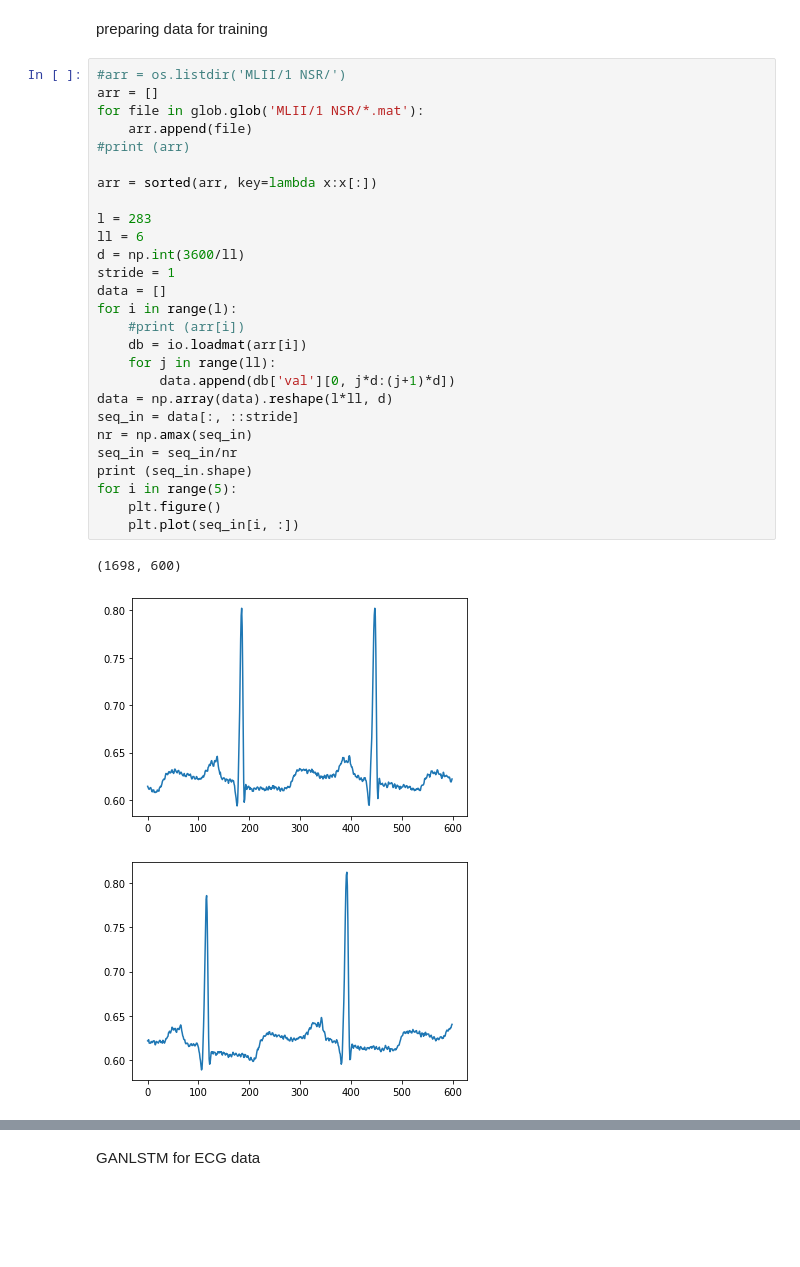
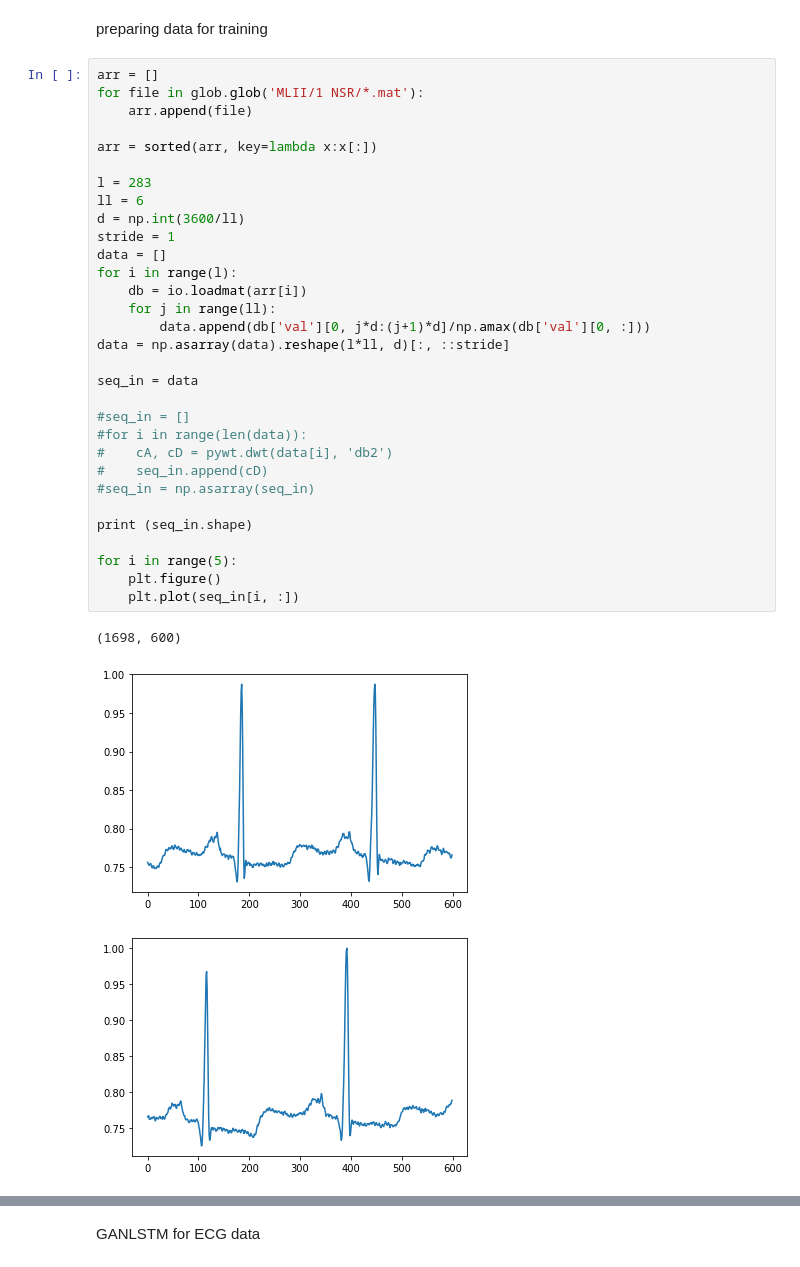
Before and after one commit to abbasloo/dnnHealth, a Jupyter notebook: LSTMGAN.ipynb, the cells around one changed output, grey strips where cells are left out. Saved outputs shown, nothing was run; the diff lists cells and outputs as text; blank space fills up the shorter version.

```diff
--- a/LSTMGAN.ipynb
+++ b/LSTMGAN.ipynb
@@ -12,33 +13,37 @@ import glob
 # %% [markdown]
 preparing data for training
 # %%
-#arr = os.listdir('MLII/1 NSR/')
 arr = []
 for file in glob.glob('MLII/1 NSR/*.mat'):
     arr.append(file)
-#print (arr)
 
 arr = sorted(arr, key=lambda x:x[:])
 
 l = 283
 ll = 6
 d = np.int(3600/ll)
 stride = 1
 data = []
 for i in range(l):
-    #print (arr[i])
     db = io.loadmat(arr[i])
     for j in range(ll):
-        data.append(db['val'][0, j*d:(j+1)*d])
-data = np.array(data).reshape(l*ll, d)
-seq_in = data[:, ::stride]
-nr = np.amax(seq_in)
-seq_in = seq_in/nr
+        data.append(db['val'][0, j*d:(j+1)*d]/np.amax(db['val'][0, :]))
+data = np.asarray(data).reshape(l*ll, d)[:, ::stride]
+
+seq_in = data
+
+#seq_in = []
+#for i in range(len(data)):
+#    cA, cD = pywt.dwt(data[i], 'db2')
+#    seq_in.append(cD)
+#seq_in = np.asarray(seq_in)
+
 print (seq_in.shape)
+
 for i in range(5):
     plt.figure()
     plt.plot(seq_in[i, :])
 # %% [output]
 (1698, 600)
-[figure, old version]
+[figure, new version]
-[figure, old version]
+[figure, new version]
```
Also changed, not shown: parts of 7 cells of this notebook.
